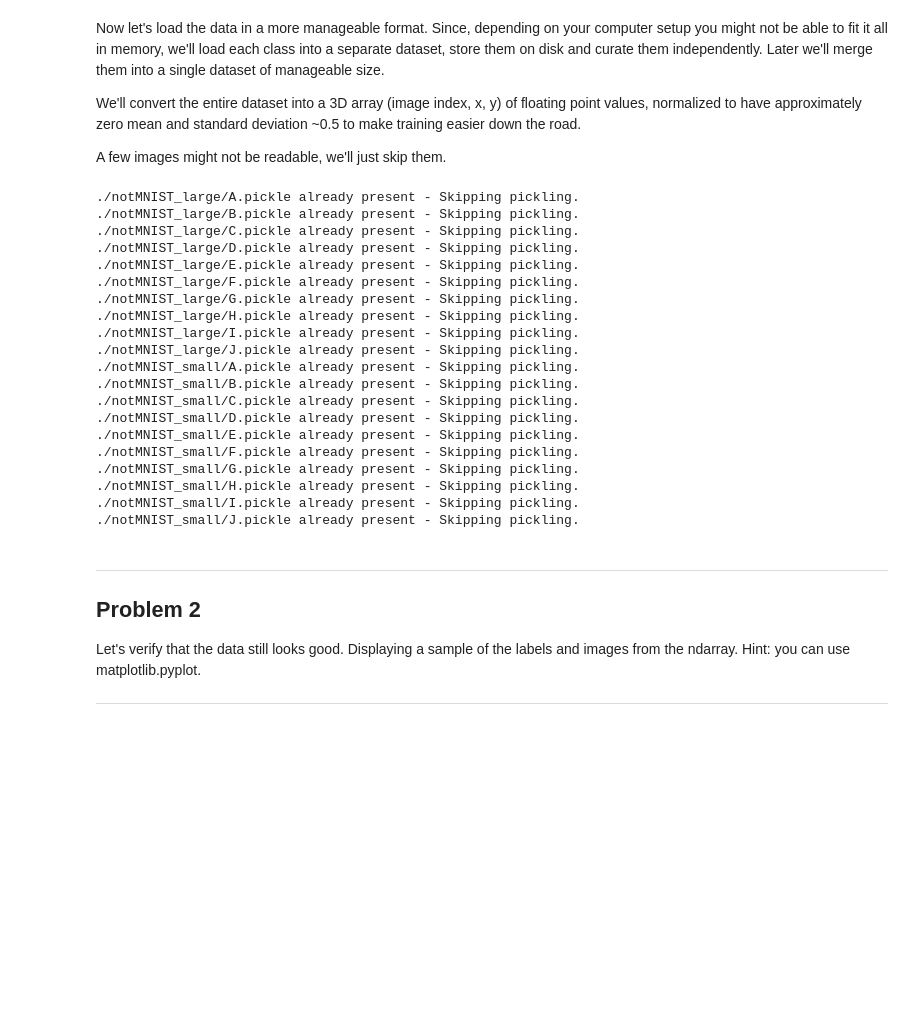
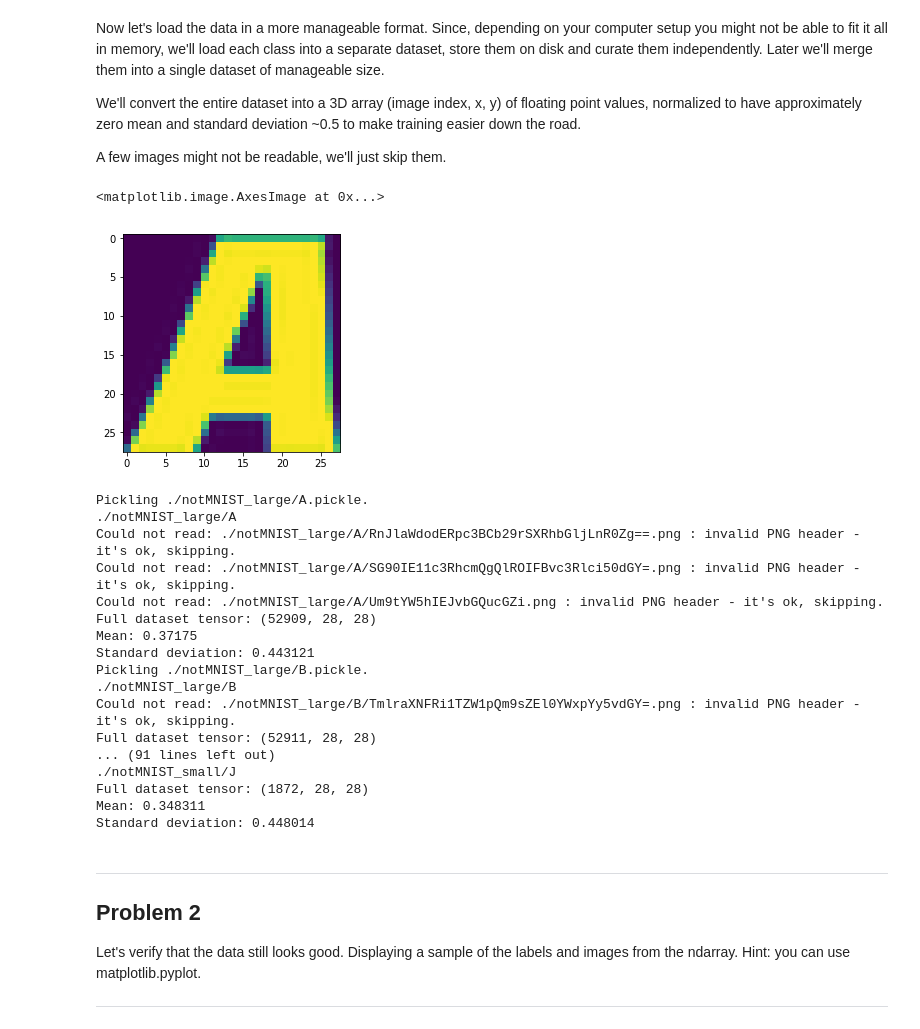
Before and after one commit to jayngseekasia/deep-learning, a Jupyter notebook: 1_notmnist.ipynb, the cells around one changed output. Saved outputs shown, nothing was run; the diff lists cells and outputs as text; code cells hidden in the pictures; blank space fills up the shorter version.

Commit message:
fix normalization bug when generating data pickle

```diff
--- a/1_notmnist.ipynb
+++ b/1_notmnist.ipynb
@@ -118,6 +118,17 @@ Now let's load the data in a more manageable format. Since, depending on your co
 We'll convert the entire dataset into a 3D array (image index, x, y) of floating point values, normalized to have approximately zero mean and standard deviation ~0.5 to make training easier down the road.
 
 A few images might not be readable, we'll just skip them.
+# %%
+im1=mpimg.imread('notMNIST_large/A/SXJvY2hlc3Rlci1FeHRyYUJvbGQub3Rm.png').astype(float)
+
+im2 = (mpimg.imread('notMNIST_large/A/SXJvY2hlc3Rlci1FeHRyYUJvbGQub3Rm.png').astype(float) -
+                    pixel_depth / 2) / pixel_depth
+# %%
+plt.imshow(im1)
+plt.imshow(im2)
+# %% [output]
+<matplotlib.image.AxesImage at 0x...>
+[figure, added]
 # %%
 image_size = 28  # Pixel width and height.
 pixel_depth = 255.0  # Number of levels per pixel.
@@ -137,8 +148,9 @@ def load_letter(folder, min_num_images):
     try:
       #image_data = (ndimage.imread(image_file).astype(float) -
       #              pixel_depth / 2) / pixel_depth
-      image_data = (mpimg.imread(image_file).astype(float) -
-                    pixel_depth / 2) / pixel_depth
+      #image_data = (mpimg.imread(image_file).astype(float) -
+      #              pixel_depth / 2) / pixel_depth
+      image_data = mpimg.imread(image_file).astype(float)
       if image_data.shape != (image_size, image_size):
         raise Exception('Unexpected image shape: %s' % str(image_data.shape))
       dataset[num_images, :, :] = image_data
@@ -177,29 +189,26 @@ def maybe_pickle(data_folders, min_num_images_per_class, force=False):
 
   return dataset_names
 
-train_datasets = maybe_pickle(train_folders, 45000)
-test_datasets = maybe_pickle(test_folders, 1800)
+train_datasets = maybe_pickle(train_folders, 45000, True)
+test_datasets = maybe_pickle(test_folders, 1800, True)
 # %% [output]
-./notMNIST_large/A.pickle already present - Skipping pickling.
-./notMNIST_large/B.pickle already present - Skipping pickling.
-./notMNIST_large/C.pickle already present - Skipping pickling.
-./notMNIST_large/D.pickle already present - Skipping pickling.
-./notMNIST_large/E.pickle already present - Skipping pickling.
-./notMNIST_large/F.pickle already present - Skipping pickling.
-./notMNIST_large/G.pickle already present - Skipping pickling.
-./notMNIST_large/H.pickle already present - Skipping pickling.
-./notMNIST_large/I.pickle already present - Skipping pickling.
-./notMNIST_large/J.pickle already present - Skipping pickling.
-./notMNIST_small/A.pickle already present - Skipping pickling.
-./notMNIST_small/B.pickle already present - Skipping pickling.
-./notMNIST_small/C.pickle already present - Skipping pickling.
-./notMNIST_small/D.pickle already present - Skipping pickling.
-./notMNIST_small/E.pickle already present - Skipping pickling.
-./notMNIST_small/F.pickle already present - Skipping pickling.
-./notMNIST_small/G.pickle already present - Skipping pickling.
-./notMNIST_small/H.pickle already present - Skipping pickling.
-./notMNIST_small/I.pickle already present - Skipping pickling.
-./notMNIST_small/J.pickle already present - Skipping pickling.
+Pickling ./notMNIST_large/A.pickle.
+./notMNIST_large/A
+Could not read: ./notMNIST_large/A/RnJlaWdodERpc3BCb29rSXRhbGljLnR0Zg==.png : invalid PNG header - it's ok, skipping.
+Could not read: ./notMNIST_large/A/SG90IE11c3RhcmQgQlROIFBvc3Rlci50dGY=.png : invalid PNG header - it's ok, skipping.
+Could not read: ./notMNIST_large/A/Um9tYW5hIEJvbGQucGZi.png : invalid PNG header - it's ok, skipping.
+Full dataset tensor: (52909, 28, 28)
+Mean: 0.37175
+Standard deviation: 0.443121
+Pickling ./notMNIST_large/B.pickle.
+./notMNIST_large/B
+Could not read: ./notMNIST_large/B/TmlraXNFRi1TZW1pQm9sZEl0YWxpYy5vdGY=.png : invalid PNG header - it's ok, skipping.
+Full dataset tensor: (52911, 28, 28)
+... (91 lines left out)
+./notMNIST_small/J
+Full dataset tensor: (1872, 28, 28)
+Mean: 0.348311
+Standard deviation: 0.448014
 # %% [markdown]
 ---
 Problem 2
```
Also changed, not shown: parts of 5 cells of this notebook, 1 other file.
